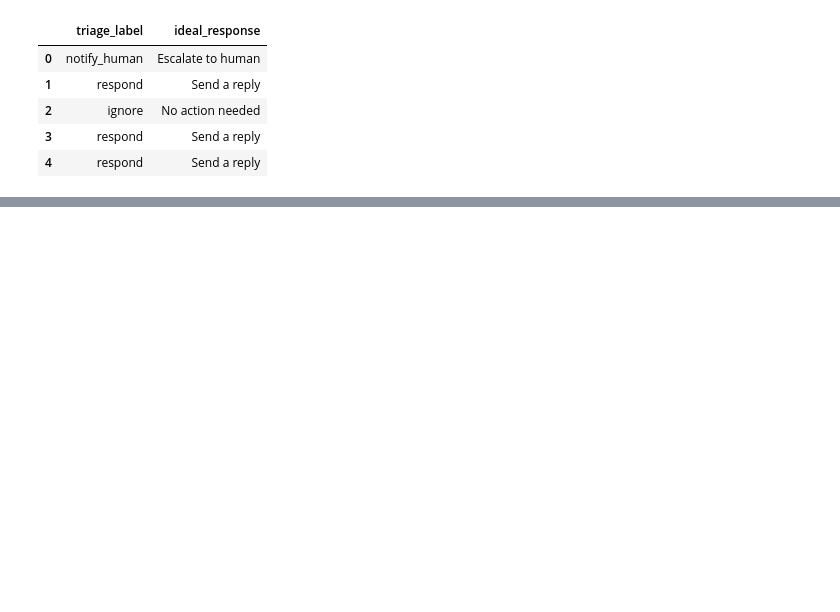
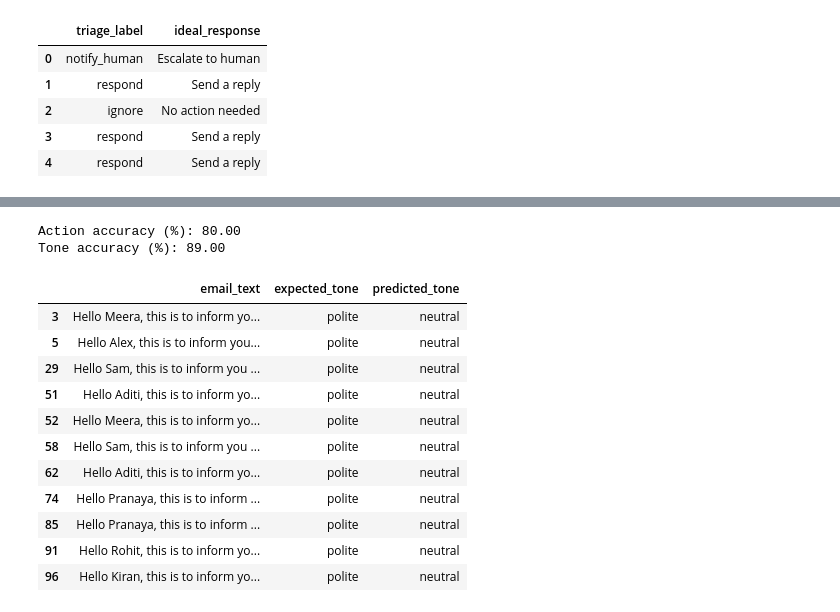
Before and after one commit to springboardmentor74219x/infosys-langgraph-email-assistant-group2, a Jupyter notebook: notebook/milestone2_pranaya_evaluation.ipynb, the cells around one changed output, grey strips where cells are left out. Cells and saved outputs as stored; diff of their text form; code cells hidden in the pictures; blank space fills up the shorter version.

Commit message:
Milestone 2: rule-based email assistant with predictions and error analysis

```diff
--- a/notebook/milestone2_pranaya_evaluation.ipynb
+++ b/notebook/milestone2_pranaya_evaluation.ipynb
@@ -92,3 +92,7 @@ df[['triage_label', 'ideal_response']].head()
 | 2 | ignore | No action needed |
 | 3 | respond | Send a reply |
 | 4 | respond | Send a reply |
+# %%
+#loading the dataset
+df = pd.read_csv("data/email_evaluation_dataset_pranaya.csv")
+df.head()
@@ -94,0 +106,20 @@ df[['triage_label', 'ideal_response']].head()
+# %%
+def email_assistant(email_text):
+    text = email_text.lower()
+    if "invoice" in text:
+        return "respond", "urgent"
+    if "meeting" in text:
+        return "respond", "polite"
+    if "internship" in text:
+        return "notify", "polite"
+    if "query" in text:
+        return "respond", "neutral"
+    if "newsletter" in text:
+        return "ignore", "neutral"
+    return "ignore", "neutral"
+# %%
+#tuples splitting into columns
+import pandas as pd
+df[['predicted_action', 'predicted_tone']] = df['email_text'].apply(
+    lambda x: pd.Series(email_assistant(x))
+)
@@ -94,0 +137,32 @@ df[['triage_label', 'ideal_response']].head()
+# %%
+#accuracy calculation
+action_accuracy = (df['expected_action'] == df['predicted_action']).mean()*100
+tone_accuracy = (df['expected_tone'] == df['predicted_tone']).mean()*100
+print(f"Action accuracy (%): {action_accuracy:.2f}")
+print(f"Tone accuracy (%): {tone_accuracy:.2f}")
+# %% [output]
+Action accuracy (%): 80.00
+Tone accuracy (%): 89.00
+# %%
+#Perform error analysis
+action_errors = df[df['expected_action'] != df['predicted_action']]
+tone_errors = df[df['expected_tone'] != df['predicted_tone']]
+action_errors[
+    ['email_text', 'expected_action', 'predicted_action']
+]
+tone_errors[
+    ['email_text', 'expected_tone', 'predicted_tone']
+]
+# %% [output]
+|  | email_text | expected_tone | predicted_tone |
+| 3 | Hello Meera, this is to inform yo... | polite | neutral |
+| 5 | Hello Alex, this is to inform you... | polite | neutral |
+| 29 | Hello Sam, this is to inform you ... | polite | neutral |
+| 51 | Hello Aditi, this is to inform yo... | polite | neutral |
+| 52 | Hello Meera, this is to inform yo... | polite | neutral |
+| 58 | Hello Sam, this is to inform you ... | polite | neutral |
+| 62 | Hello Aditi, this is to inform yo... | polite | neutral |
+| 74 | Hello Pranaya, this is to inform ... | polite | neutral |
+| 85 | Hello Pranaya, this is to inform ... | polite | neutral |
+| 91 | Hello Rohit, this is to inform yo... | polite | neutral |
+| 96 | Hello Kiran, this is to inform yo... | polite | neutral |
```
Also changed, not shown: parts of 6 cells of this notebook, 3 other files.
